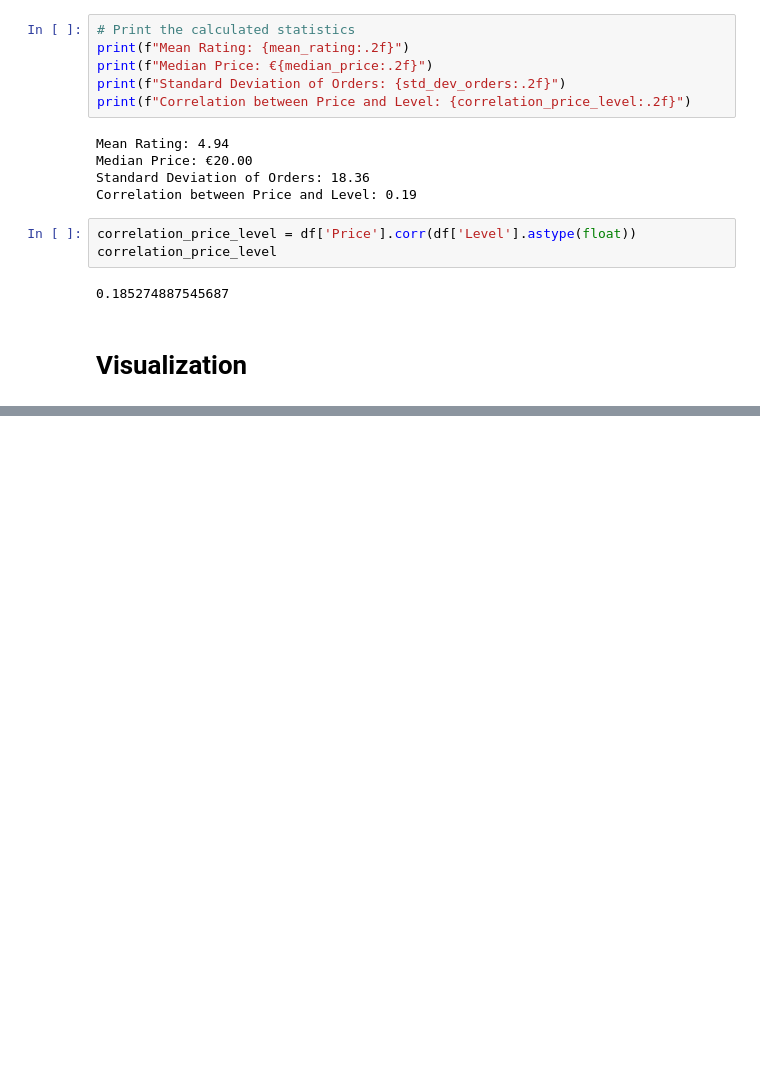
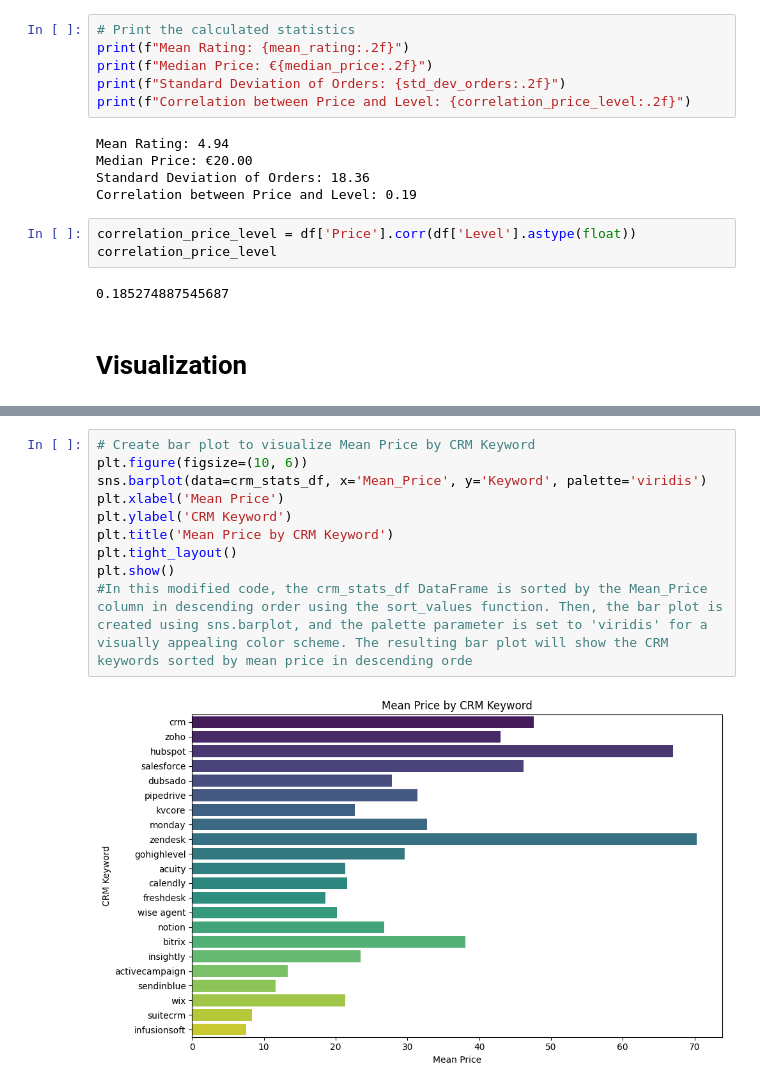
Before and after one commit to baranouskiart/fiverr-crm_consultant, a Jupyter notebook: crm_exprerts_fiverr_2023.ipynb, the cells around one changed output, grey strips where cells are left out. Cells and saved outputs as stored; diff of their text form; blank space fills up the shorter version.

```diff
--- a/crm_exprerts_fiverr_2023.ipynb
+++ b/crm_exprerts_fiverr_2023.ipynb
@@ -250,0 +351,12 @@ print(df.columns)
+# %%
+# Create bar plot to visualize Mean Price by CRM Keyword
+plt.figure(figsize=(10, 6))
+sns.barplot(data=crm_stats_df, x='Mean_Price', y='Keyword', palette='viridis')
+plt.xlabel('Mean Price')
+plt.ylabel('CRM Keyword')
+plt.title('Mean Price by CRM Keyword')
+plt.tight_layout()
+plt.show()
+#In this modified code, the crm_stats_df DataFrame is sorted by the Mean_Price column in descending order using the sort_values function. Then, the bar plot is created using sns.barplot, and the palette parameter is set to 'viridis' for a visually appealing color scheme. The resulting bar plot will show the CRM keywords sorted by mean price in descending orde
+# %% [output]
+[figure, added]
```
Also changed, not shown: parts of 13 cells of this notebook.
